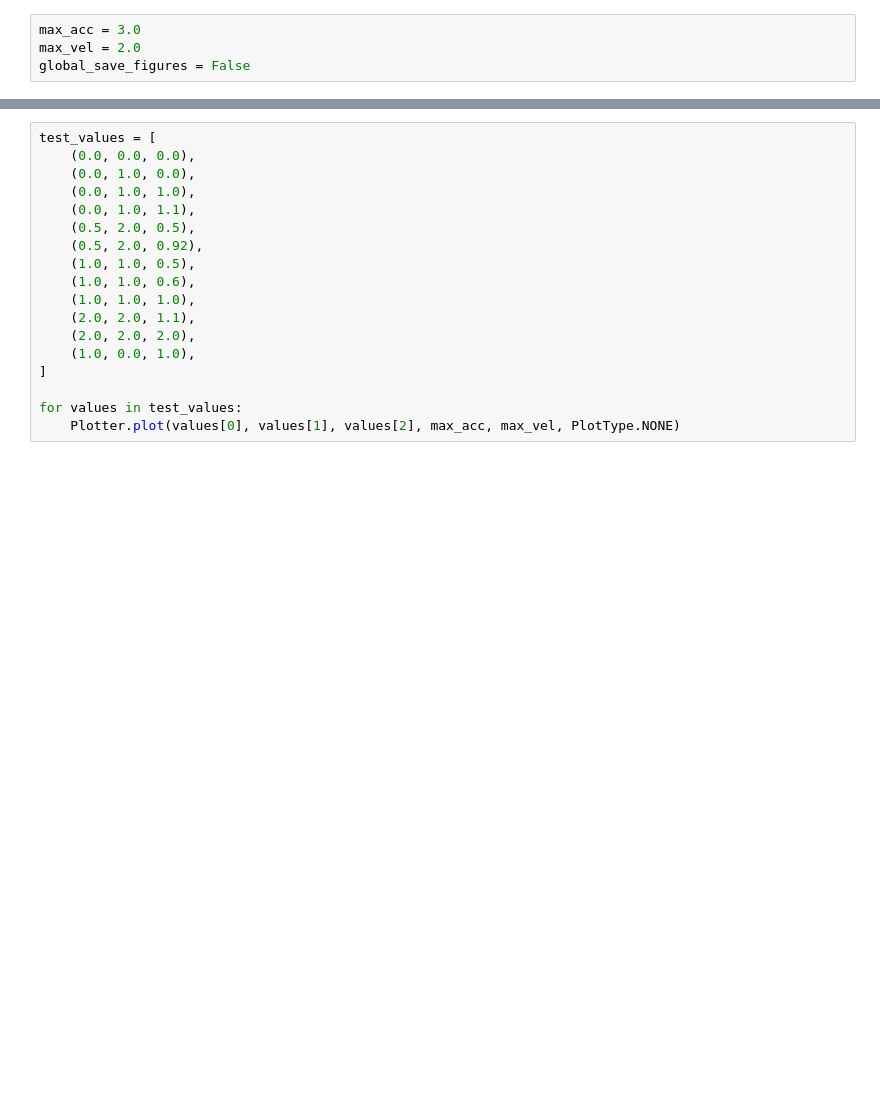
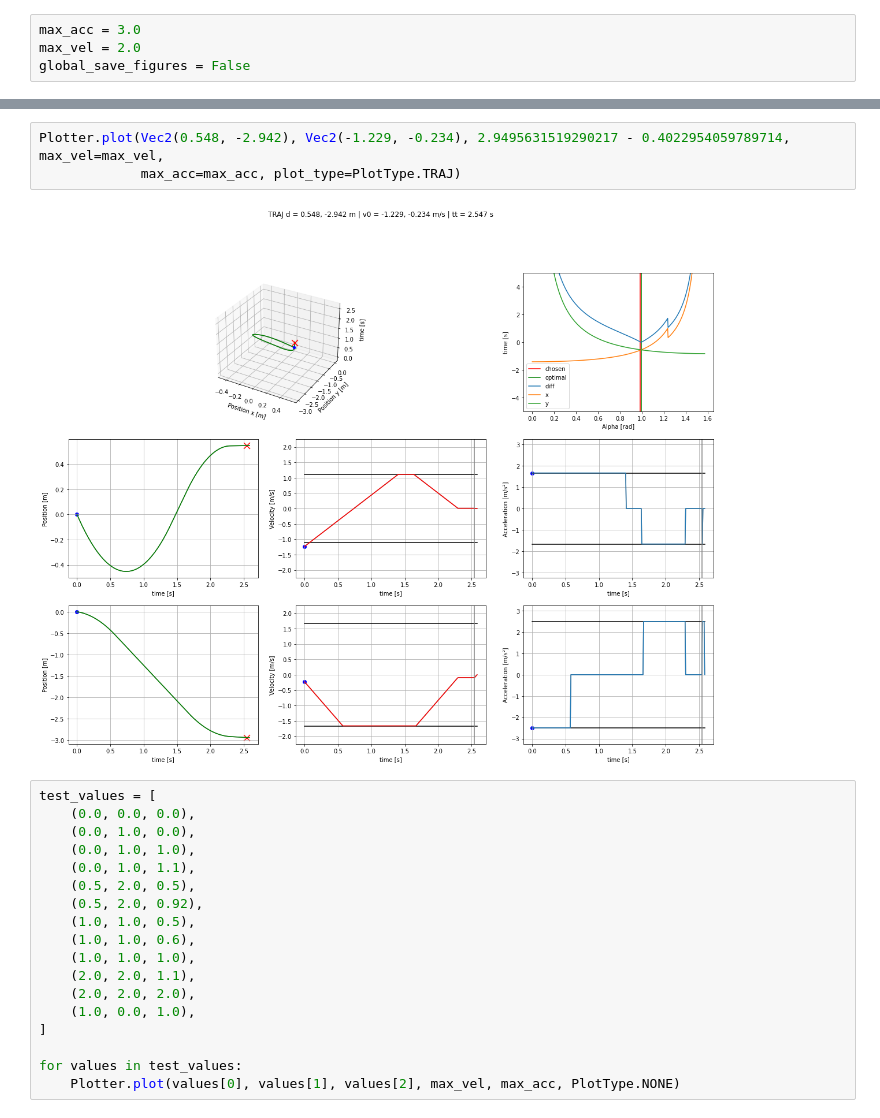
Before and after one commit to TIGERs-Mannheim/TrajectoryPlotter, a Jupyter notebook: drawTrajectories.ipynb, the cells around one changed output, grey strips where cells are left out. Saved outputs shown, nothing was run; the diff lists cells and outputs as text; blank space fills up the shorter version.

```diff
--- a/drawTrajectories.ipynb
+++ b/drawTrajectories.ipynb
@@ -26,3 +31,8 @@ for d in sorted(set(distances)):
+# %%
+Plotter.plot(Vec2(0.548, -2.942), Vec2(-1.229, -0.234), 2.9495631519290217 - 0.4022954059789714, max_vel=max_vel,
+             max_acc=max_acc, plot_type=PlotType.TRAJ)
+# %% [output]
+[figure, added]
 # %%
 test_values = [
     (0.0, 0.0, 0.0),
@@ -40,7 +50,7 @@ test_values = [
 ]
 
 for values in test_values:
-    Plotter.plot(values[0], values[1], values[2], max_acc, max_vel, PlotType.NONE)
+    Plotter.plot(values[0], values[1], values[2], max_vel, max_acc, PlotType.NONE)
 # %%
 test_values = [
     ((-1.5, -3), (2, 0), 2.3),
```
Also changed, not shown: parts of 6 cells of this notebook, 4 other files.
